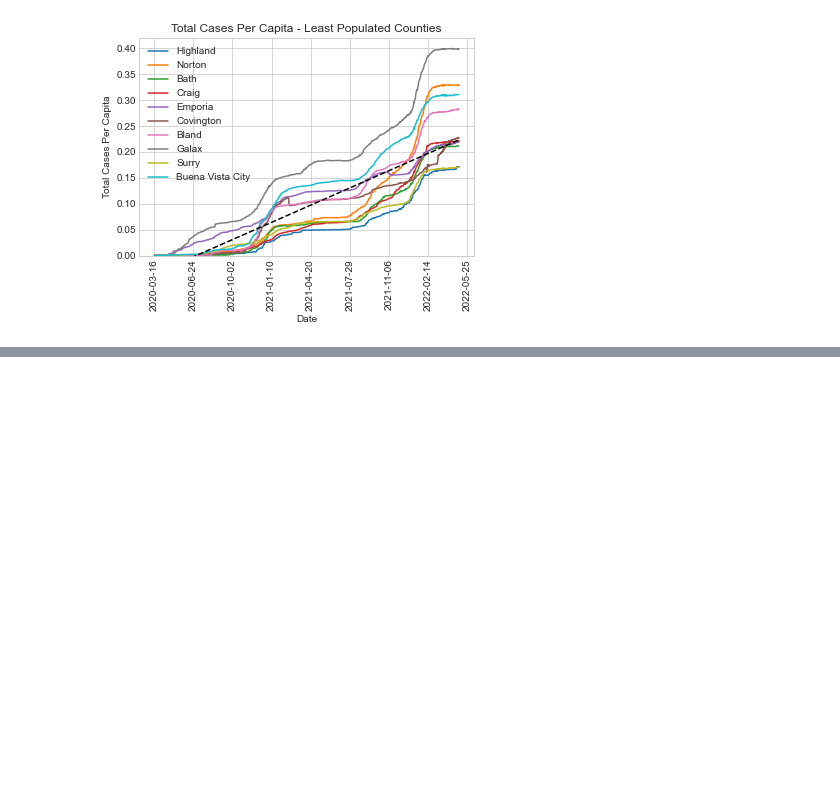
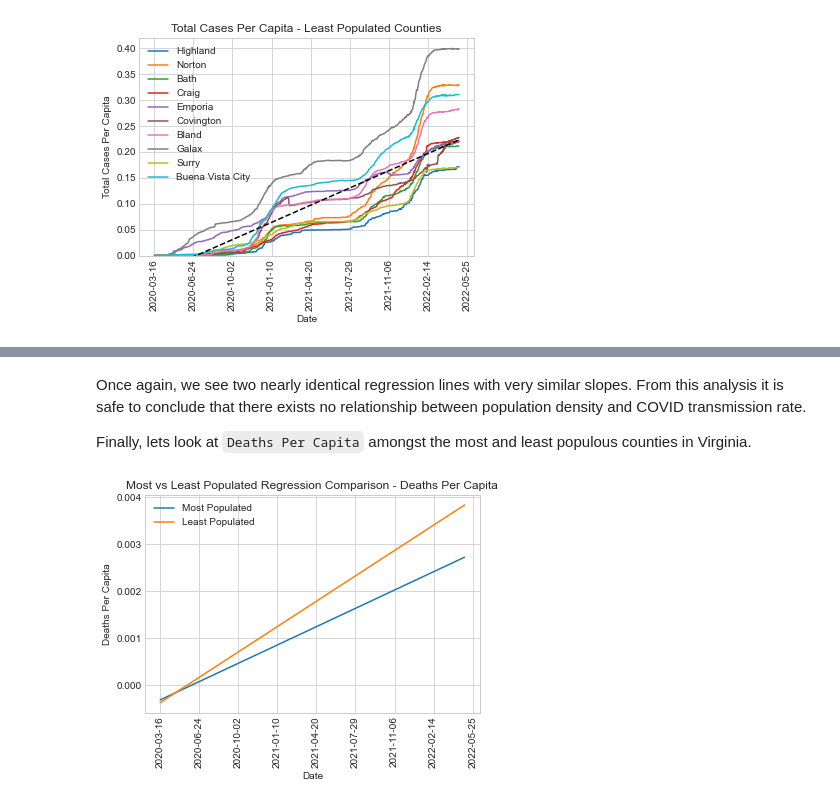
Before and after one commit to martindavid1995/Data-Science-Tutorial, a Jupyter notebook: Tutorial.ipynb, the cells around one changed output, grey strips where cells are left out. Drawn from its saved outputs; the diff is of its cells as text; code cells hidden in the pictures; blank space fills up the shorter version.

```diff
--- a/Tutorial.ipynb
+++ b/Tutorial.ipynb
@@ -509,0 +622,8 @@ doRegPlot(least_populous_frames, 'Deaths Per Capita', 'Deaths Per Capita - Least
+# %% [markdown]
+Once again, we see two nearly identical regression lines with very similar slopes. From this analysis it is safe to conclude that there exists no relationship between population density and COVID transmission rate.
+
+Finally, lets look at `Deaths Per Capita` amongst the most and least populous counties in Virginia.
+# %%
+plotRegression(most_populous_frames,least_populous_frames,'Deaths Per Capita','Most vs Least Populated Regression Comparison - Deaths Per Capita')
+# %% [output]
+[figure, added]
```
Also changed, not shown: parts of 59 cells of this notebook, 5 other files.
